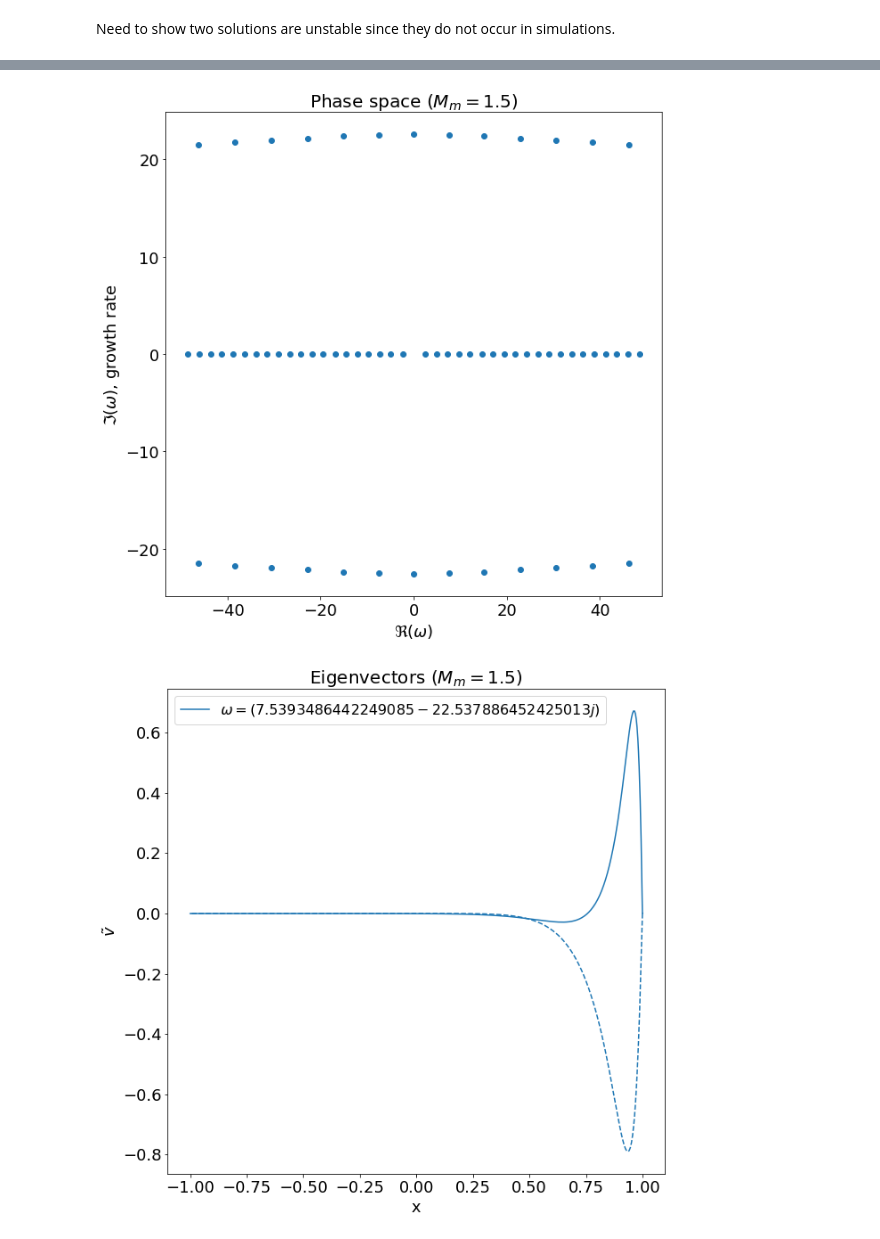
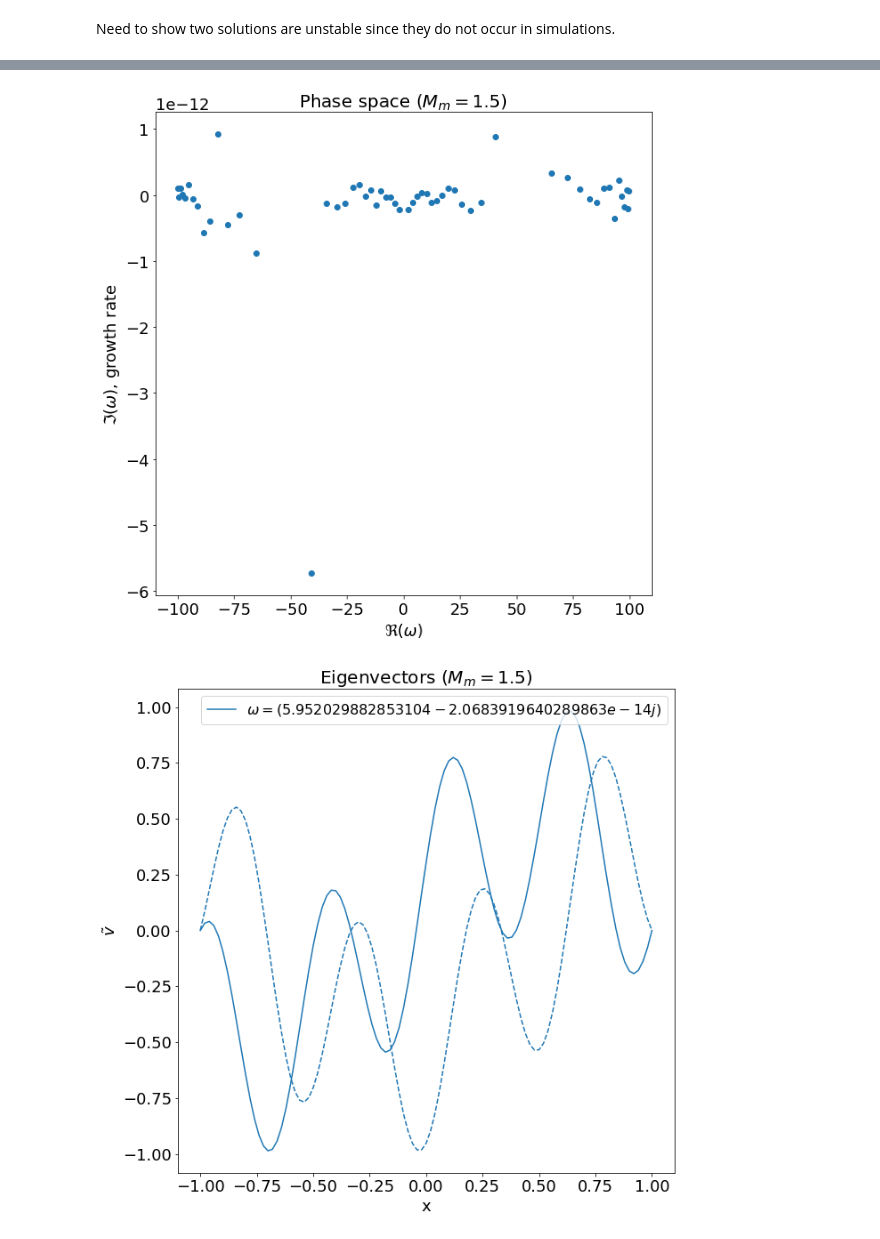
Before and after one commit to HuntFeng/magnetic-nozzle-spectral-instability, a Jupyter notebook: instabilities.ipynb, the cells around one changed output, grey strips where cells are left out. Cells and saved outputs as stored; diff of their text form; code cells hidden in the pictures.

```diff
--- a/instabilities.ipynb
+++ b/instabilities.ipynb
@@ -171,18 +176,16 @@ def stability_condition(plasma, spectral, results, omega_r, v_tilde):
     return discriminant
 # %%
 # domain information
-N = 201 # 200 cells
+N = 101 # 200 cells
 domain = "symmetric"
-method = "CH"
+method = "FD"
 spectral = Spectral(N,domain,method)
 
 # magnetic field, B, and velocity profile, M
 B0 = 1
-#R = 1
-R = 0.1
+R = 0.00
 Bm = 1+R
-#Delta = 0.1/0.3
-Delta = 0.1
+Delta = 0.1/0.3
 B = lambda z: B0*(1+R*np.exp(-(z/Delta)**2))
 
 # k=-1: supersonic branch
@@ -236,8 +227,17 @@ plt.ylabel("$v$");
+# %%
+# remove bad eigenfunctions
+from scipy.interpolate import interp1d
+xx = np.linspace(-1,1,5*N)
+f = interp1d(spectral.x, V.T)
+zeros = np.isclose(f(xx).T, 0, atol=1e-3).sum(axis=0)
+omega = omega[zeros<int(spectral.N/10)]
+V = V[:,zeros<int(spectral.N/10)]
 # %%
 # phase space
 plt.figure()
-mask = (np.abs(np.real(omega))<50) & (np.abs(np.imag(omega))<50)
-omega_ = omega[mask]
+selection = (np.abs(np.real(omega))<10) & (np.abs(np.imag(omega))<10)
+omega_ = omega#[selection]
+
 plt.plot(np.real(omega_), np.imag(omega_), 'o')
 #plt.plot(np.real(omega), np.imag(omega), 'o')
 plt.xlabel("$\Re(\omega)$")
@@ -249,26 +249,30 @@ elif (Mm == 1) & (not acclerting):
 else:
     plt.title(f"Phase space ($M_m={Mm}$)");
 # %% [output]
-[figure, old version]
+[figure, new version]
 # %%
 # eigenvectors
 plt.figure()
-#selection = (np.abs(np.real(omega))<10) & (np.abs(np.imag(omega))<10)
-selection = (np.abs(np.real(omega))<10) & (np.abs(np.imag(omega))>10)
+selection = (np.abs(np.real(omega))<10) & (np.abs(np.imag(omega))<10)
+#selection = (np.real(omega) < -4) & (np.real(omega) > -5)
 omega_ = omega[selection]
 V_ = V[:, selection]
+
+zeros = np.isclose(V_, 0, atol=1e-3).sum(axis=0)
+omega_ = omega_[zeros<int(spectral.N/10)]
+V_ = V_[:,zeros<int(spectral.N/10)]
 
 ind = np.argsort(np.abs(np.imag(omega_)))
 omega_ = omega_[ind]
 V_ = V_[:,ind]
 
-size = 5 if omega_.size > 5 else omega_.size
-for i in range(1):
+size = 1 if omega_.size > 3 else omega_.size
+for i in range(size):
     lines = plt.plot(spectral.x, np.real(V_[:,i]), label=f"$\omega={omega_[i]}$")
     plt.plot(spectral.x, np.imag(V_[:,i]), '--', color=lines[0]._color)
 plt.xlabel("x")
 plt.ylabel("$\\tilde{v}$")
 plt.title(f"Eigenvectors ($M_m={Mm}$)")
 plt.legend();
 # %% [output]
-[figure, old version]
+[figure, new version]
```
Also changed, not shown: parts of 10 cells of this notebook, 2 other files.
